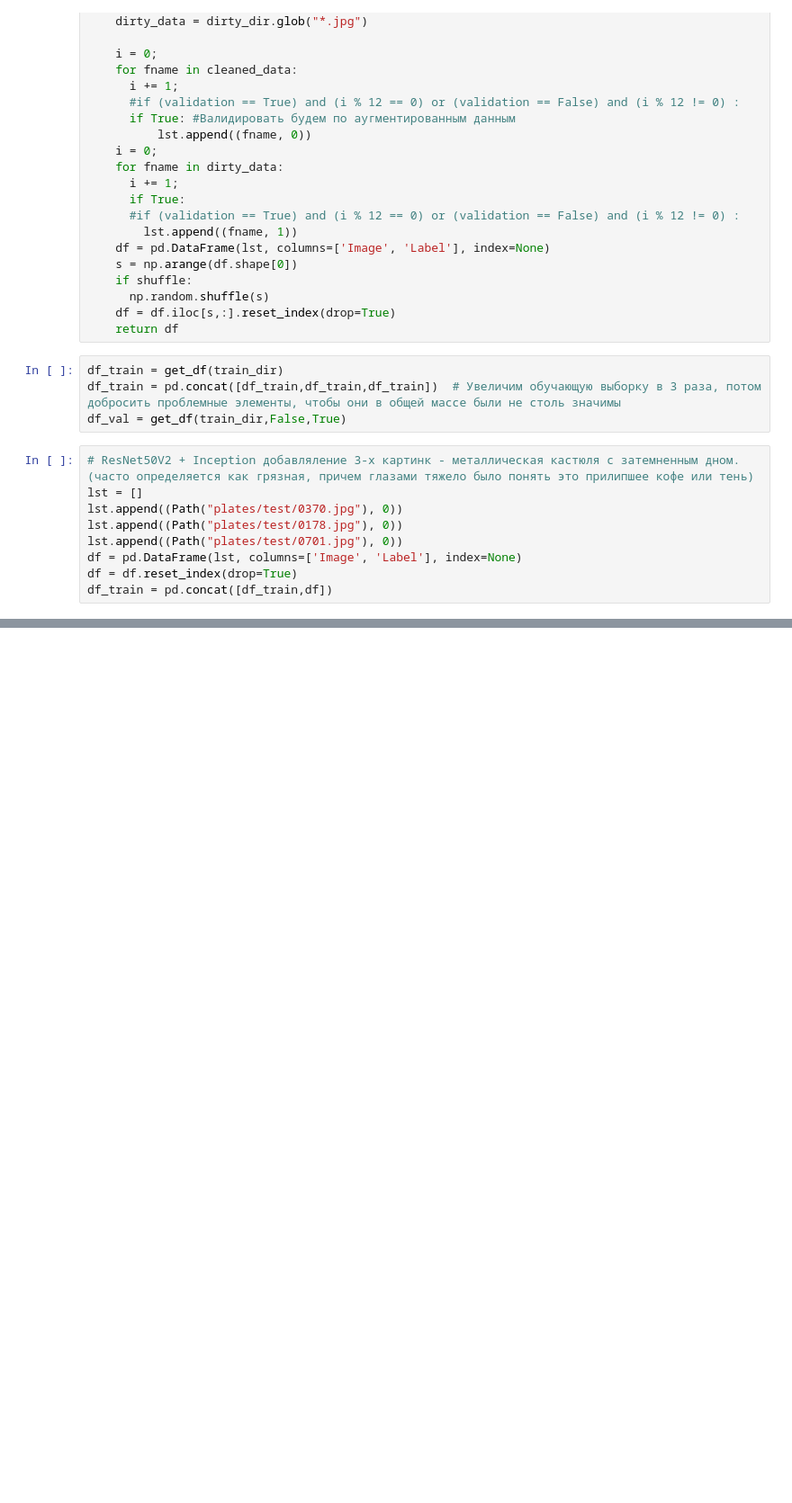
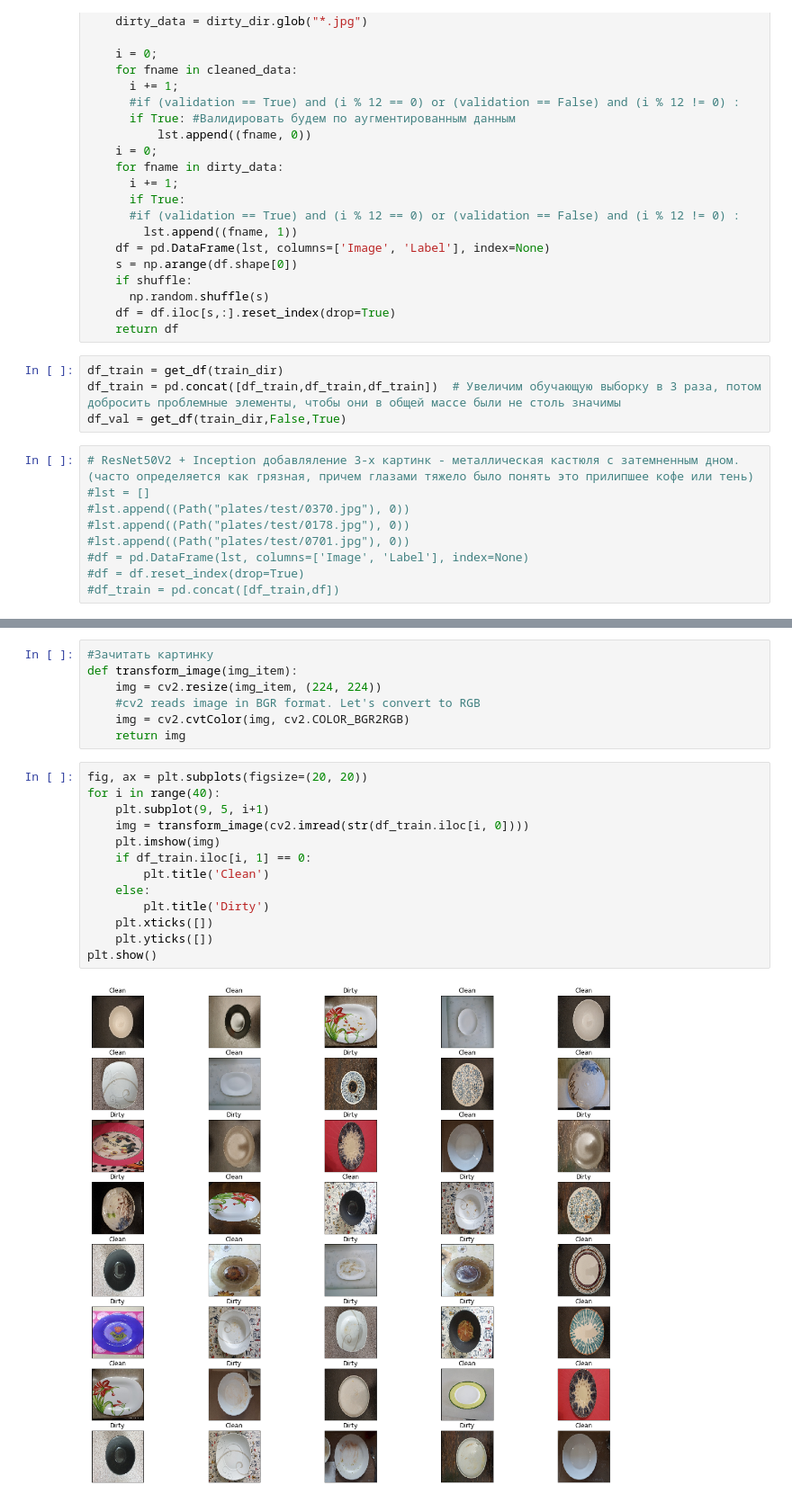
Before and after one commit to emakhankov/stepik_samsung_computer_vision, a Jupyter notebook: stepik_samsung_computer_vision_version_3.ipynb, the cells around one changed output, grey strips where cells are left out. Shown at 90% size. Saved outputs shown, nothing was run; the diff lists cells and outputs as text; blank space fills up the shorter version.

```diff
--- a/stepik_samsung_computer_vision_version_3.ipynb
+++ b/stepik_samsung_computer_vision_version_3.ipynb
@@ -84,10 +131,10 @@ df_train = pd.concat([df_train,df_train,df_train])  # Увеличим обуч
 df_val = get_df(train_dir,False,True)
 # %%
 # ResNet50V2 + Inception добавляление 3-х картинк - металлическая кастюля с затемненным дном. (часто определяется как грязная, причем глазами тяжело было понять это прилипшее кофе или тень)
-lst = []
-lst.append((Path("plates/test/0370.jpg"), 0))
-lst.append((Path("plates/test/0178.jpg"), 0))
-lst.append((Path("plates/test/0701.jpg"), 0))
-df = pd.DataFrame(lst, columns=['Image', 'Label'], index=None)
-df = df.reset_index(drop=True)
-df_train = pd.concat([df_train,df])
+#lst = []
+#lst.append((Path("plates/test/0370.jpg"), 0))
+#lst.append((Path("plates/test/0178.jpg"), 0))
+#lst.append((Path("plates/test/0701.jpg"), 0))
+#df = pd.DataFrame(lst, columns=['Image', 'Label'], index=None)
+#df = df.reset_index(drop=True)
+#df_train = pd.concat([df_train,df])
@@ -93,0 +148,22 @@ df_train = pd.concat([df_train,df])
+# %%
+#Зачитать картинку
+def transform_image(img_item):
+    img = cv2.resize(img_item, (224, 224))
+    #cv2 reads image in BGR format. Let's convert to RGB
+    img = cv2.cvtColor(img, cv2.COLOR_BGR2RGB)
+    return img
+# %%
+fig, ax = plt.subplots(figsize=(20, 20))
+for i in range(40):
+    plt.subplot(9, 5, i+1)
+    img = transform_image(cv2.imread(str(df_train.iloc[i, 0])))
+    plt.imshow(img)
+    if df_train.iloc[i, 1] == 0:
+        plt.title('Clean')
+    else:
+        plt.title('Dirty')
+    plt.xticks([])
+    plt.yticks([])
+plt.show()
+# %% [output]
+[figure, added]
```
Also changed, not shown: parts of 30 cells of this notebook.
